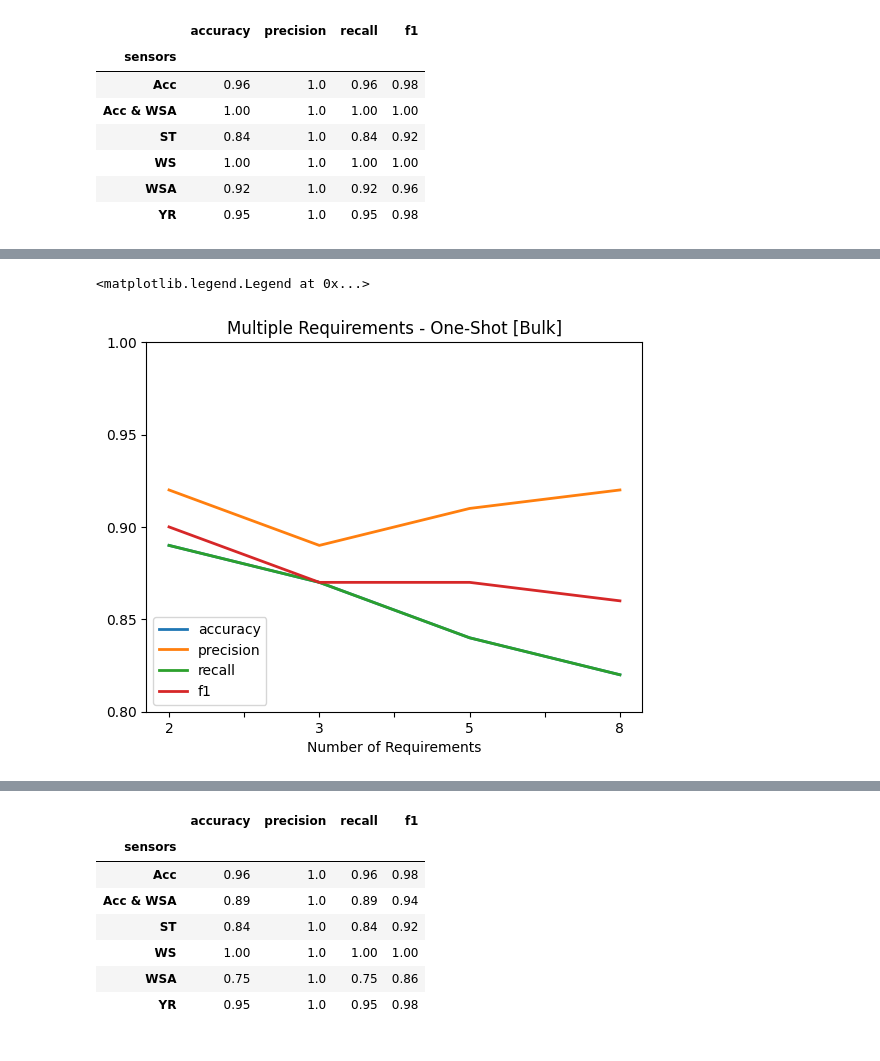
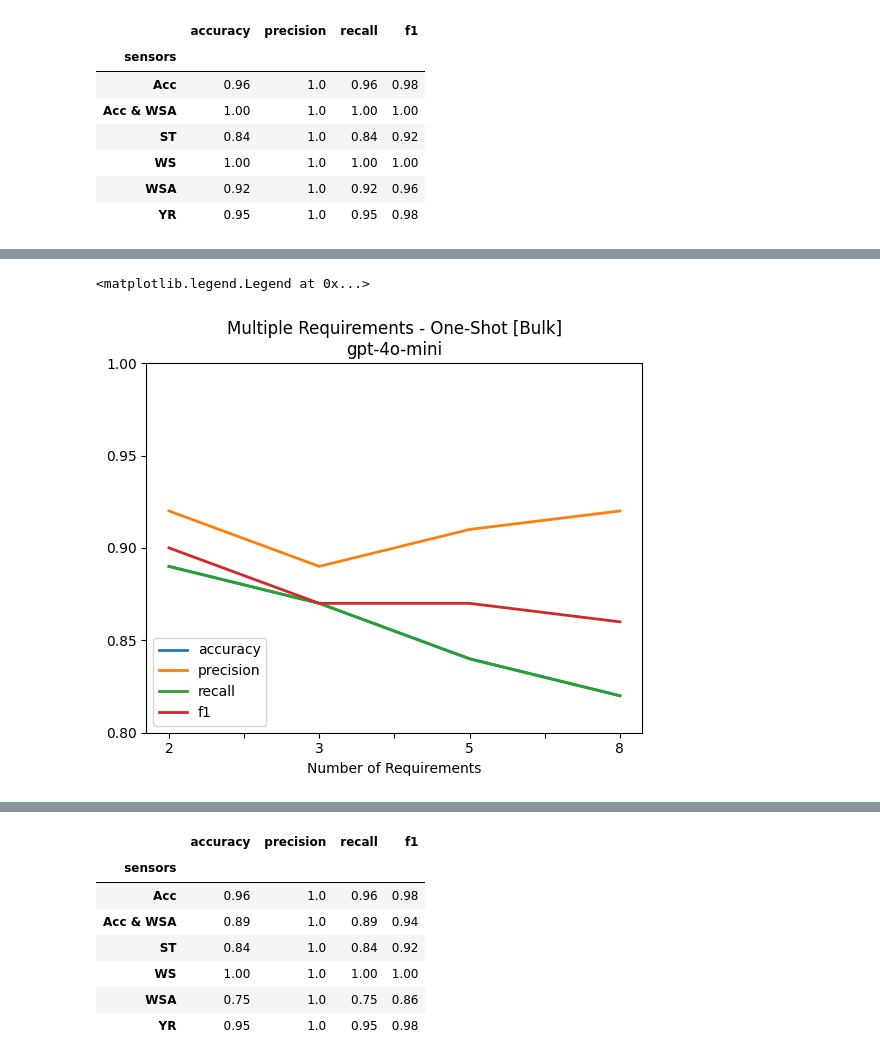
Before and after one commit to ahmadhatahet/auto-fault-tc-gen, a Jupyter notebook: notebooks/results_analysis_single.ipynb, the cells around one changed output, grey strips where cells are left out. Cells and saved outputs as stored; diff of their text form; code cells hidden in the pictures.

```diff
--- a/notebooks/results_analysis_single.ipynb
+++ b/notebooks/results_analysis_single.ipynb
@@ -124,18 +124,18 @@ stats_bulk
 # %%
 metrics_n_bulk = summarize_bulk[summarize_bulk["sensors"] == "All"].set_index("type_n").iloc[:, -4:]
 metrics_n_bulk.index = metrics_n_bulk.index.astype("str")
 
 ax = metrics_n_bulk.plot.line(
     yticks=[float(r/100) for r in range(80, 101, 5)],
     linewidth=2,
     xlabel="Number of Requirements",
-    title="Multiple Requirements - One-Shot [Bulk]",
+    title=f"Multiple Requirements - One-Shot [Bulk]\n{stats_single['model_name'].drop_duplicates().to_list()[0]}",
 )
 
 ax.legend(loc='lower left')
 # %% [output]
 <matplotlib.legend.Legend at 0x...>
-[figure, old version]
+[figure, new version]
 # %%
 metrics_n_sensor_bulk = summarize_bulk[(summarize_bulk["sensors"] != "All") & (summarize_bulk["type_n"] == 2)].set_index(["sensors"]).iloc[:, -4:]
 
```
Also changed, not shown: parts of 7 cells of this notebook, 4 other files.
